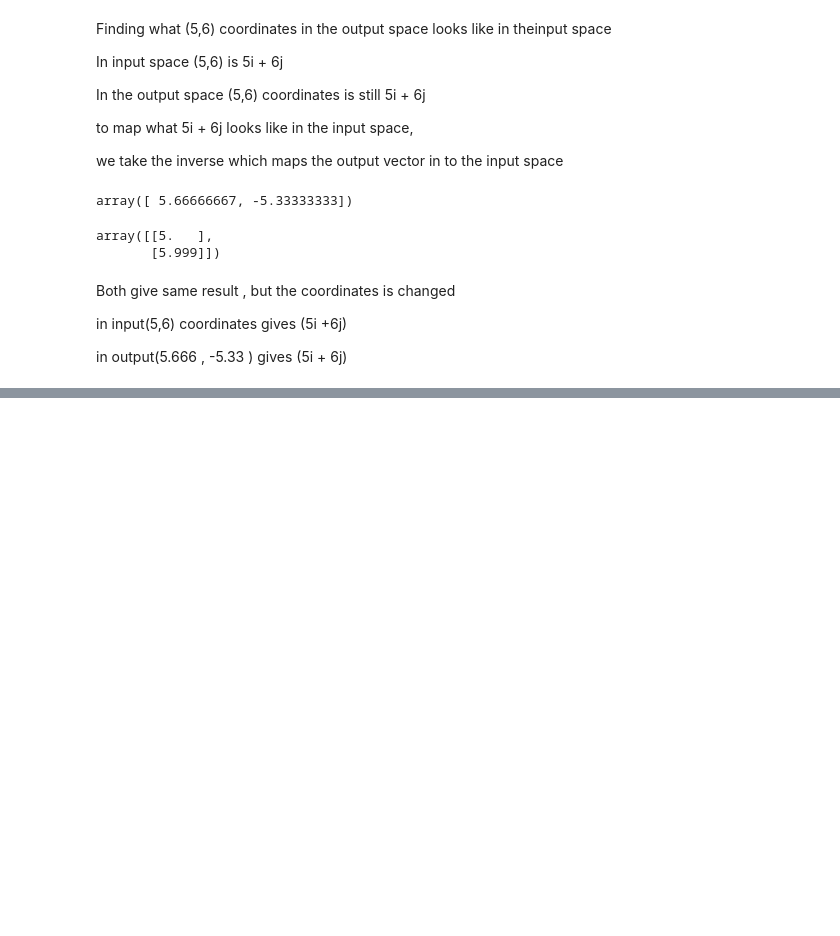
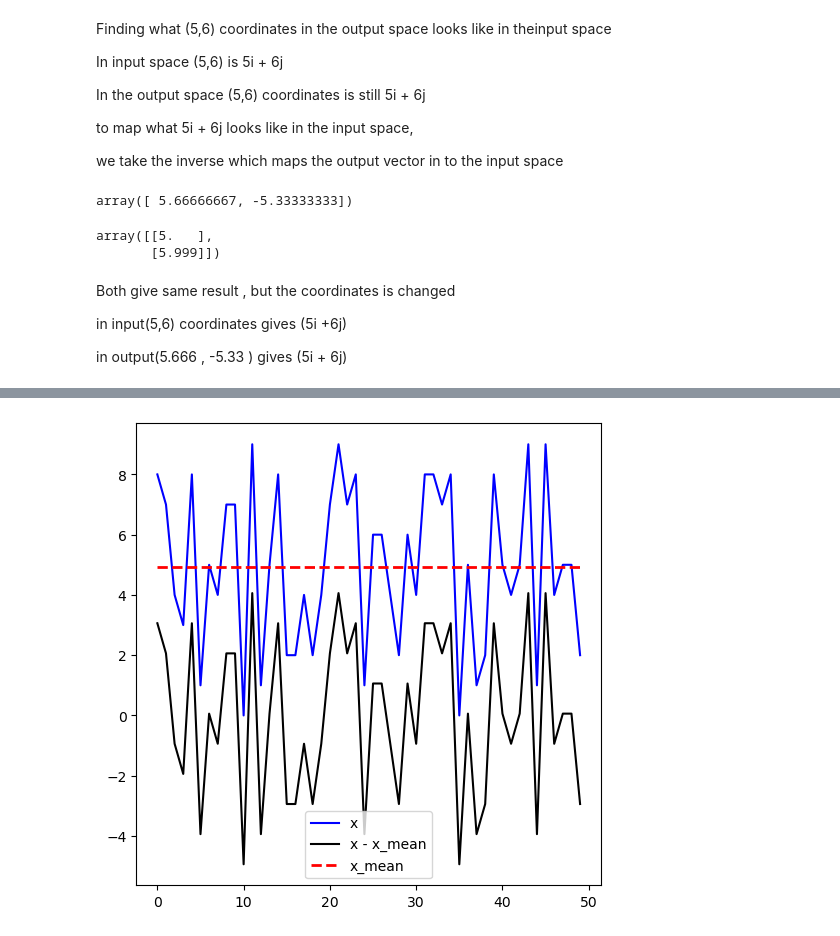
Before and after one commit to qamarr6092/math-with-python, a Jupyter notebook: Linear Algebra/linear_algebra.ipynb, the cells around one changed output, grey strips where cells are left out. Cells and saved outputs as stored; diff of their text form; code cells hidden in the pictures; blank space fills up the shorter version.

```diff
--- a/Linear Algebra/linear_algebra.ipynb
+++ b/Linear Algebra/linear_algebra.ipynb
@@ -2491,0 +2518,12 @@ in output(5.666 , -5.33 ) gives (5i + 6j)
+# %%
+x = np.random.randint(0,10, size = 50 )
+x_mean = np.mean(x)
+x_mean_centered = x - x_mean
+plt.figure( figsize= (6,6) )
+plt.plot(x, linewidth = 1.5 , color = 'blue' , label ='x' )
+plt.plot(x_mean_centered, linewidth = 1.5 , color = 'black' , label ='x - x_mean' )
+plt.plot( range(0,50) , np.full(50, x_mean ) , linestyle = '--' , linewidth =2 , color = 'red', label= 'x_mean')
+plt.legend( )
+plt.show()
+# %% [output]
+[figure, added]
```
Also changed, not shown: parts of 69 cells of this notebook.
